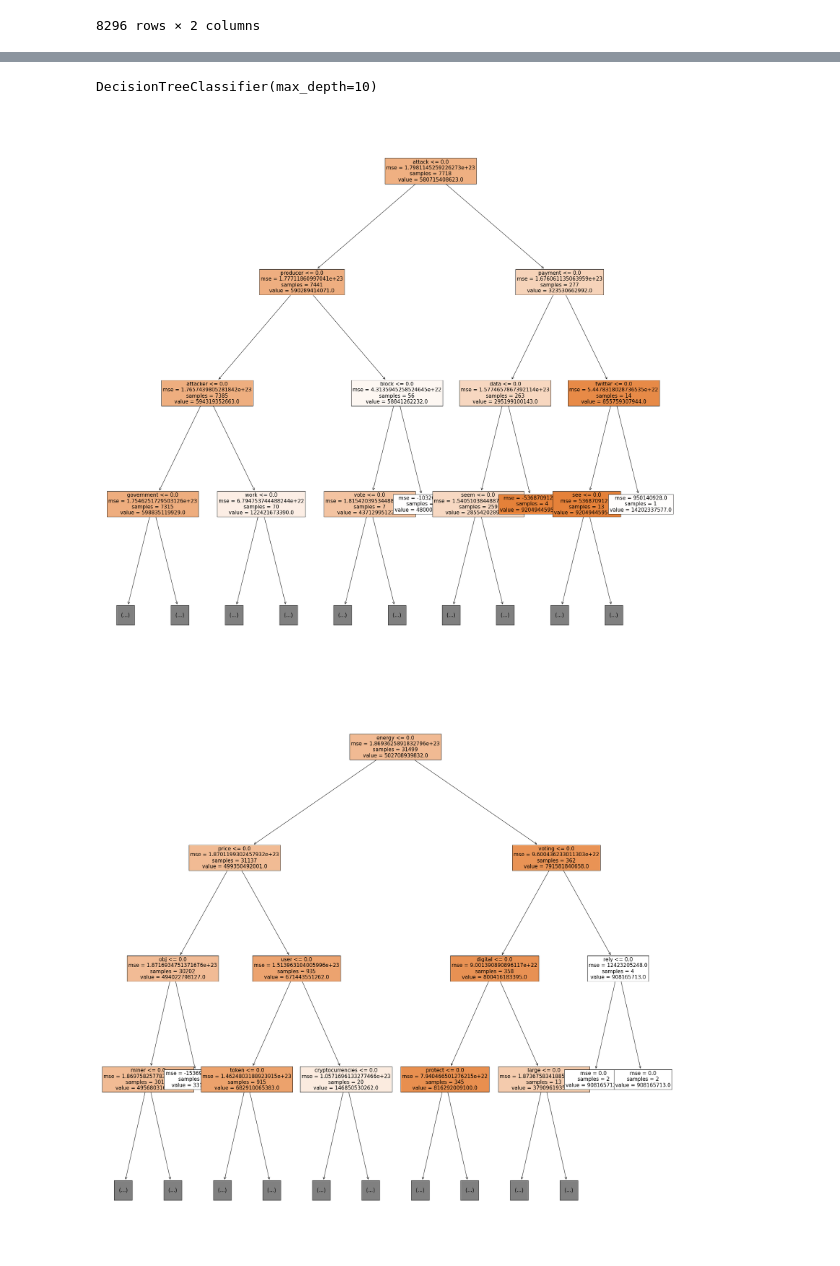
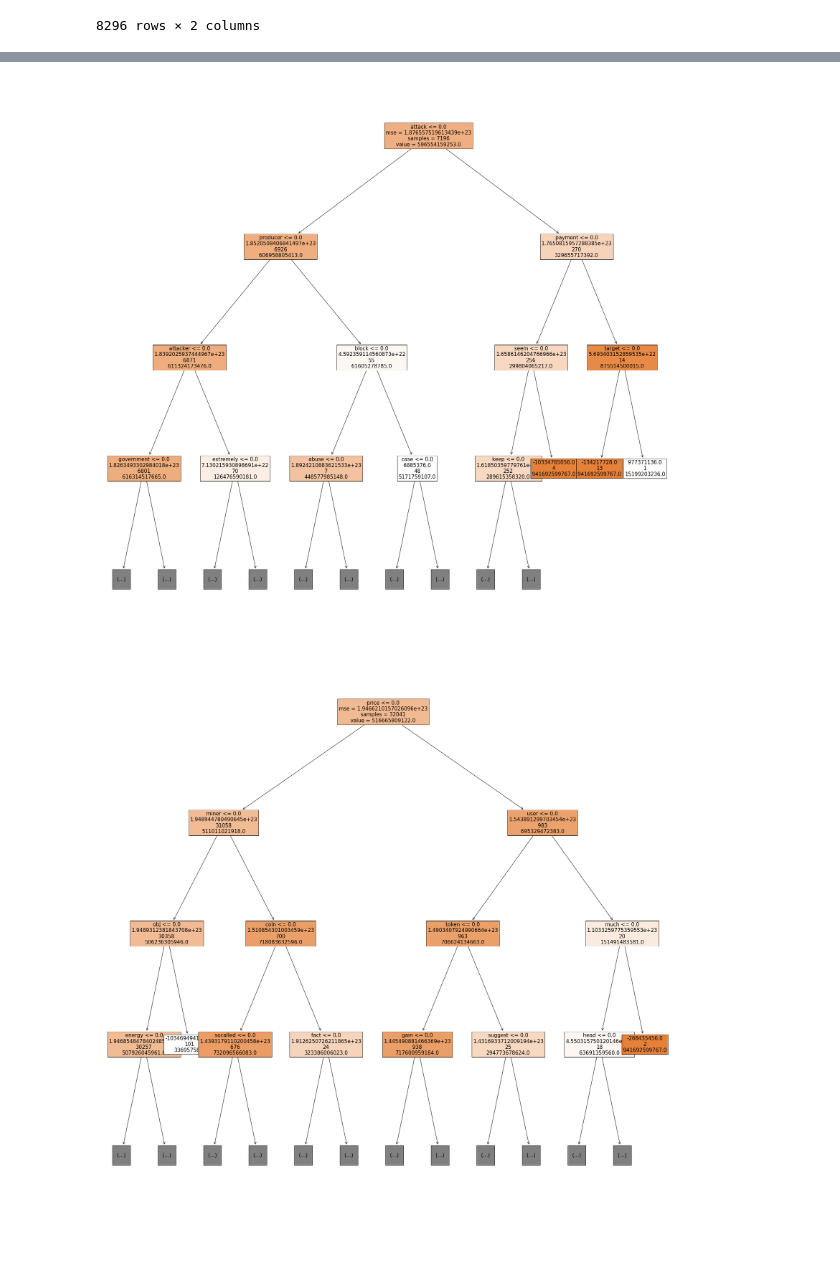
Before and after one commit to matthewkmoore/CryptoCurrency-Media-Analysis, a Jupyter notebook: cryptocurrency_webcrawler.ipynb, the cells around one changed output, grey strips where cells are left out. Cells and saved outputs as stored; diff of their text form; code cells hidden in the pictures.

```diff
--- a/cryptocurrency_webcrawler.ipynb
+++ b/cryptocurrency_webcrawler.ipynb
@@ -745,72 +719,74 @@ coin_list_pos = final_sentence_corpus.coin[final_sentence_corpus['compound']>-0.
 # %%
 #######################################
-## Fit Random Forrest Regressor
-## To predict market cap based on negative positive and neutral comments
+## Fit decision tree regressors to investigate relationship between
+## Language, sentiment, and market cap
+## Fit decission tree classifiers to investigate relatinshop between
+## Language sentiment and individual cryptocurrencies
 
 import pandas as pd
-from sklearn.datasets import load_boston
-from sklearn.ensemble import RandomForestRegressor
-from sklearn.ensemble import RandomForestClassifier
 from sklearn.tree import DecisionTreeRegressor
 from sklearn.tree import DecisionTreeClassifier
 from sklearn import tree
 from dtreeviz.trees import dtreeviz # will be used for tree visualization
 from matplotlib import pyplot as plt
-plt.rcParams.update({'figure.figsize': (12.0, 8.0)})
-plt.rcParams.update({'font.size': 14})
+import pickle
+
+
+
 
 ##########################################
 ## Fit random forrest regressers to predict
 ## Market cap based on word occurance
 ## In a sentiment grouped corpus
 
-rf_neg = DecisionTreeRegressor(max_depth=10)
-rf_neg.fit(vec_neg, market_cap_list_neg)
+dt_neg = DecisionTreeRegressor(max_depth=15, random_state=1234)
+dt_neg.fit(vec_neg, market_cap_list_neg)
 
-rf_pos = DecisionTreeRegressor(max_depth=10)
-rf_pos.fit(vec_pos, market_cap_list_pos)
+dt_pos = DecisionTreeRegressor(max_depth=15, random_state=1234)
+dt_pos.fit(vec_pos, market_cap_list_pos)
 
-rf_neu = DecisionTreeRegressor(max_depth=10)
-rf_neu.fit(vec_neu, market_cap_list_neu)
+dt_neu = DecisionTreeRegressor(max_depth=15, random_state=1234)
+dt_neu.fit(vec_neu, market_cap_list_neu)
 
 ##########################################
 ## Fit random forrest classifiers to predict
 ## Crypto currency name based on word occurance
 ## In a sentiment grouped corpus
 
-rf_class_neg = DecisionTreeClassifier(max_depth=10)
-rf_class_neg.fit(vec_neg, coin_list_neg)
+dt_class_neg = DecisionTreeClassifier(max_depth=15, random_state=1234)
+dt_class_neg.fit(vec_neg, coin_list_neg)
 
-rf_class_pos = DecisionTreeClassifier(max_depth=10)
-rf_class_pos.fit(vec_pos, coin_list_pos)
+dt_class_pos = DecisionTreeClassifier(max_depth=15, random_state=1234)
+dt_class_pos.fit(vec_pos, coin_list_pos)
 
-rf_class_neu = DecisionTreeClassifier(max_depth=10)
-rf_class_neu.fit(vec_neu, coin_list_neu)
+dt_class_neu = DecisionTreeClassifier(max_depth=15, random_state=1234)
+dt_class_neu.fit(vec_neu, coin_list_neu)
 
-#RandomForestRegressor(bootstrap=True, ccp_alpha=0.0, criterion='mse',
-#                      max_depth=None, max_features='auto', max_leaf_nodes=None,
-#                      max_samples=None, min_impurity_decrease=0.0,
-#                      min_impurity_split=None, min_samples_leaf=1,
-#                      min_samples_split=2, min_weight_fraction_leaf=0.0,
-#                      n_estimators=100, n_jobs=None, oob_score=False,
-#                      random_state=None, verbose=0, warm_start=False)
+
+pickle.dump(dt_neg, open("negative_comment_regression", 'wb'))
+pickle.dump(dt_pos, open("positive_comment_regression", 'wb'))
+pickle.dump(dt_neu, open("neutral_comment_regression", 'wb'))
+pickle.dump(dt_class_neg, open("negative_comment_classification", 'wb'))
+pickle.dump(dt_class_pos, open("positive_comment_classification", 'wb'))
+pickle.dump(dt_class_neu, open("neutral_comment_classification", 'wb'))
-# %% [output]
-DecisionTreeClassifier(max_depth=10)
 # %%
 plt.figure(figsize=(30,30))
-_ = tree.plot_tree(rf_neg,
+_ = tree.plot_tree(dt_neg,
                    feature_names=vectorizer_neg.get_feature_names(),
-                   filled=True, max_depth=3, fontsize=15, precision=0)
+                   filled=True, max_depth=3, fontsize=15, precision=0,
+                   label='root')
 
 plt.figure(figsize=(30,30))
-_ = tree.plot_tree(rf_pos,
+_ = tree.plot_tree(dt_pos,
                    feature_names=vectorizer_pos.get_feature_names(),
-                   filled=True, max_depth=3, fontsize=15, precision=0)
+                   filled=True, max_depth=3, fontsize=15, precision=0,
+                   label='root')
 
 plt.figure(figsize=(30,30))
-_ = tree.plot_tree(rf_neu,
+_ = tree.plot_tree(dt_neu,
                    feature_names=vectorizer_neu.get_feature_names(),
-                   filled=True, max_depth=3, fontsize=15, precision=0)
+                   filled=True, max_depth=3, fontsize=15, precision=0,
+                   label='root')
 # %% [output]
-[figure, old version]
+[figure, new version]
-[figure, old version]
+[figure, new version]
```
Also changed, not shown: parts of 9 cells of this notebook, 6 other files.
